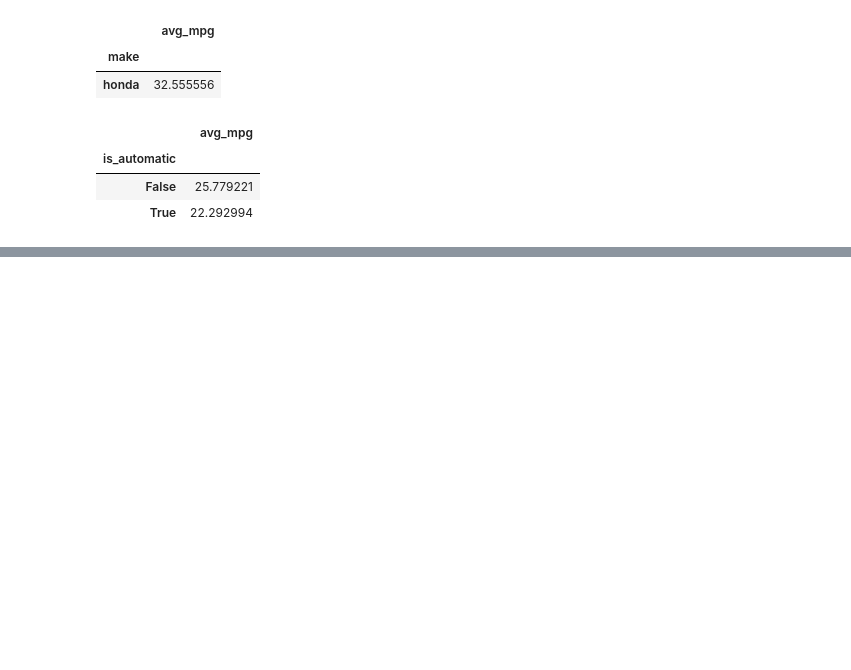
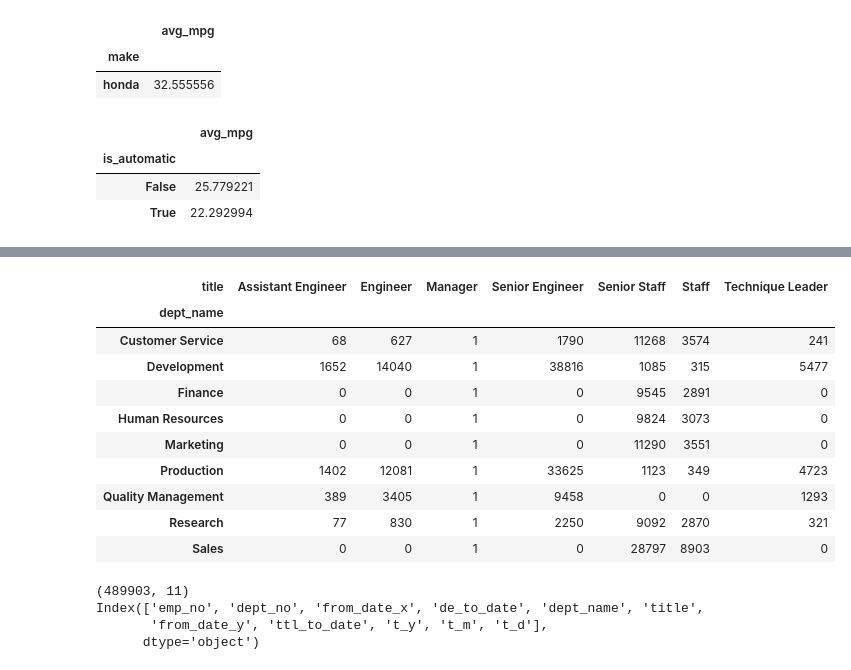
Before and after one commit to Cayt-Schlichting/numpy-pandas-visualization-exercises, a Jupyter notebook: advanced_dataframes.ipynb, the cells around one changed output, grey strips where cells are left out. Drawn from its saved outputs; the diff is of its cells as text; code cells hidden in the pictures; blank space fills up the shorter version.

```diff
--- a/advanced_dataframes.ipynb
+++ b/advanced_dataframes.ipynb
@@ -219,0 +313,31 @@ mpg.groupby('is_automatic').agg({'avg_mpg':'mean'})
+# %%
+#7 - find number of titles by department
+# T.titles to T.dept_emp to T.departments
+
+#V1 - Bulk of work in SQL
+#I assume we want current info >> both title and dep-emp relationship must be current
+sql = """
+SELECT title, emp_no, dept_name
+FROM dept_emp
+JOIN titles USING(emp_no)
+JOIN departments USING(dept_no)
+WHERE titles.to_date > CURDATE() AND dept_emp.to_date > CURDATE();
+"""
+
+#import table to jupyter
+ttl_emp_dept = pd.read_sql(sql,get_db_url('employees'))
+# %%
+#Now crosstab
+pd.crosstab(ttl_emp_dept.dept_name,ttl_emp_dept.title)
+# %% [output]
+| title | Assistant Engineer | Engineer | Manager | Senior Engineer | Senior Staff | Staff | Technique Leader |
+| dept_name |  |  |  |  |  |  |  |
+| Customer Service | 68 | 627 | 1 | 1790 | 11268 | 3574 | 241 |
+| Development | 1652 | 14040 | 1 | 38816 | 1085 | 315 | 5477 |
+| Finance | 0 | 0 | 1 | 0 | 9545 | 2891 | 0 |
+| Human Resources | 0 | 0 | 1 | 0 | 9824 | 3073 | 0 |
+| Marketing | 0 | 0 | 1 | 0 | 11290 | 3551 | 0 |
+| Production | 1402 | 12081 | 1 | 33625 | 1123 | 349 | 4723 |
+| Quality Management | 389 | 3405 | 1 | 9458 | 0 | 0 | 1293 |
+| Research | 77 | 830 | 1 | 2250 | 9092 | 2870 | 321 |
+| Sales | 0 | 0 | 1 | 0 | 28797 | 8903 | 0 |
@@ -219,0 +358,8 @@ mpg.groupby('is_automatic').agg({'avg_mpg':'mean'})
+# %%
+print(ttl_emp_dept_v2.shape) #confirm same # of rows as SQL output (without conditions)
+print(ttl_emp_dept_v2.columns) #I see the columns I need
+# %% [output]
+(489903, 11)
+Index(['emp_no', 'dept_no', 'from_date_x', 'de_to_date', 'dept_name', 'title',
+       'from_date_y', 'ttl_to_date', 't_y', 't_m', 't_d'],
+      dtype='object')
```
Also changed, not shown: parts of 16 cells of this notebook.
